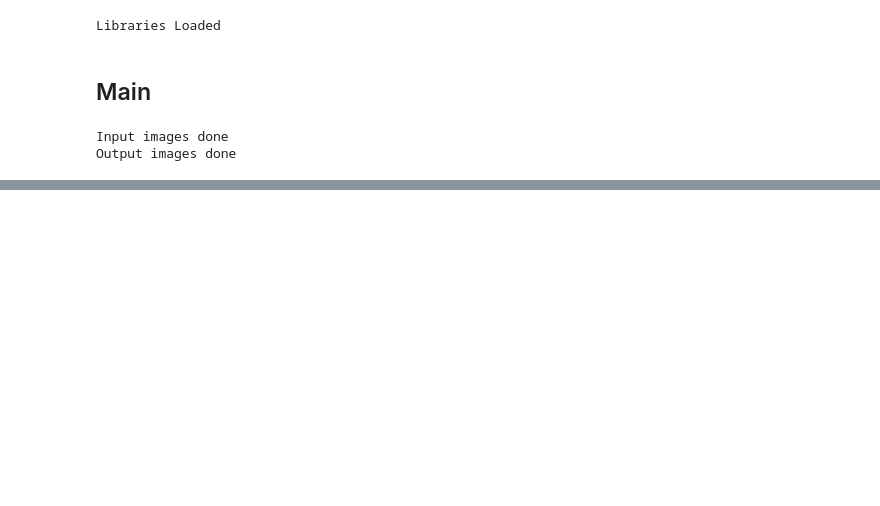
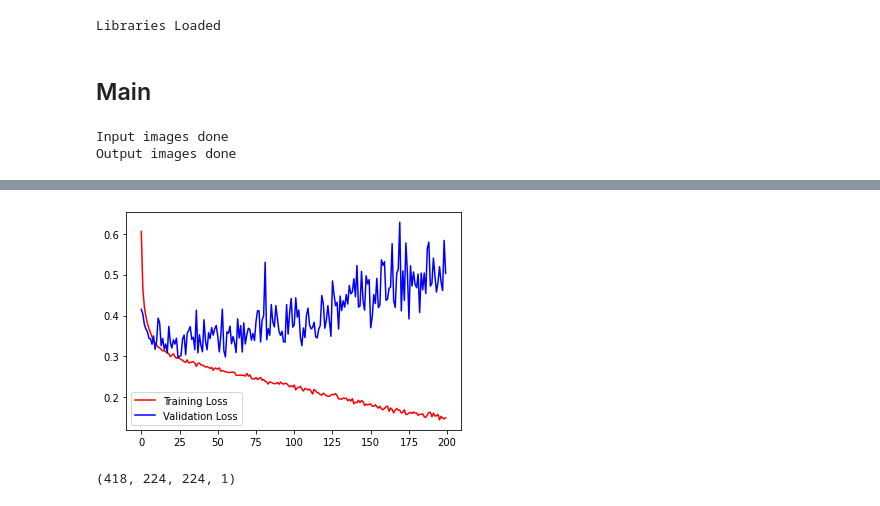
Before and after one commit to msaad1311/Image-Background-Removal, a Jupyter notebook: COCO Dataset/Code/UNet Testing.ipynb, the cells around one changed output, grey strips where cells are left out. Cells and saved outputs as stored; diff of their text form; code cells hidden in the pictures; blank space fills up the shorter version.

Commit message:
completed the unet run

```diff
--- a/COCO Dataset/Code/UNet Testing.ipynb
+++ b/COCO Dataset/Code/UNet Testing.ipynb
@@ -45,6 +49,6 @@ output_images.shape
 # %%
 input_processed = input_images/255.
-output_processed = output_images[:,:,:,1:2]/255.
+output_processed = output_images[:,:,:,:1]/255.
 output_processed[output_processed>=0.5] = 1
 output_processed[output_processed<0.5] = 0
 output_processed = output_processed.astype(np.int8)
@@ -74,3 +78,10 @@ The shape of x_test is (418, 480, 320, 3) and the shape of y_test is (418, 480,
 # %%
-filepath = 'unet_coco.hdf5'
+filepath = 'unet.hdf5'
 checkpoint =keras.callbacks.ModelCheckpoint(filepath, monitor='val_loss', verbose=0, save_best_only=True)
+
+input_image = Input((224,224,3))
+unet = Models.build_unet(input_image,8,0.6,1,True)
+
+unet.compile(optimizer='adam',loss= 'binary_crossentropy',metrics=['accuracy'])
+
+unet.summary()
@@ -77,8 +106,3 @@ checkpoint =keras.callbacks.ModelCheckpoint(filepath, monitor='val_loss', verbos
 # %%
-
-
-model.summary()
-
-
 # Start the training process
-history = model.fit(x_train,y_train,validation_split=0.2,batch_size=1,epochs=200,callbacks=[checkpoint])
+history = unet.fit(x_train,y_train,validation_split=0.2,batch_size=32,epochs=200,callbacks=[checkpoint])
@@ -85,4 +127,10 @@ history = model.fit(x_train,y_train,validation_split=0.2,batch_size=1,epochs=200
+# %%
+Models.loss_plot(history)
+# %% [output]
+[figure, added]
 # %%
-model.load_weights(filepath)
-predictions = model.predict(x_test)
+unet.load_weights(filepath)
+predictions = unet.predict(x_test)
 predictions.shape
+# %% [output]
+(418, 224, 224, 1)
```
Also changed, not shown: parts of 30 cells of this notebook, 4 other files.
